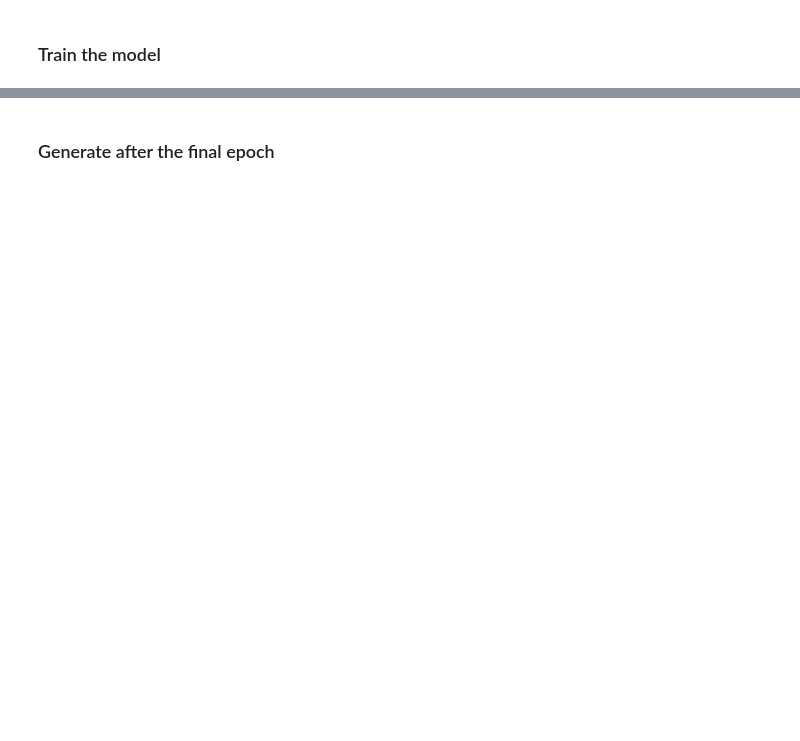
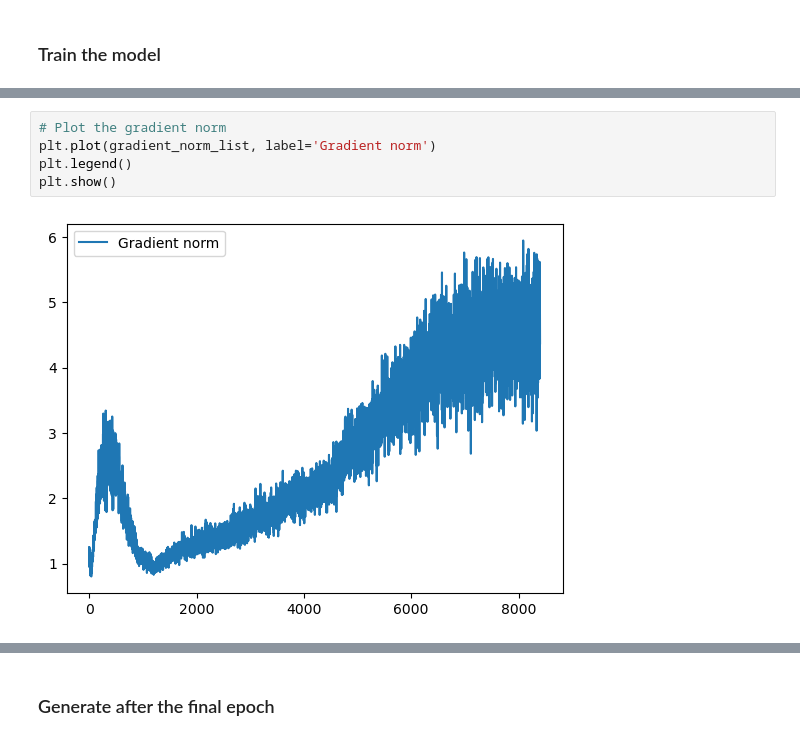
Before and after one commit to Varker00/rna-generator, a Jupyter notebook: gan.ipynb, the cells around one changed output, grey strips where cells are left out. Cells and saved outputs as stored; diff of their text form; blank space fills up the shorter version.

```diff
--- a/gan.ipynb
+++ b/gan.ipynb
@@ -230,0 +401,7 @@ Time for epoch 2951 is 0.17442703247070312 sec
+# %%
+# Plot the gradient norm
+plt.plot(gradient_norm_list, label='Gradient norm')
+plt.legend()
+plt.show()
+# %% [output]
+[figure, added]
```
Also changed, not shown: parts of 34 cells of this notebook, 3 other files.
